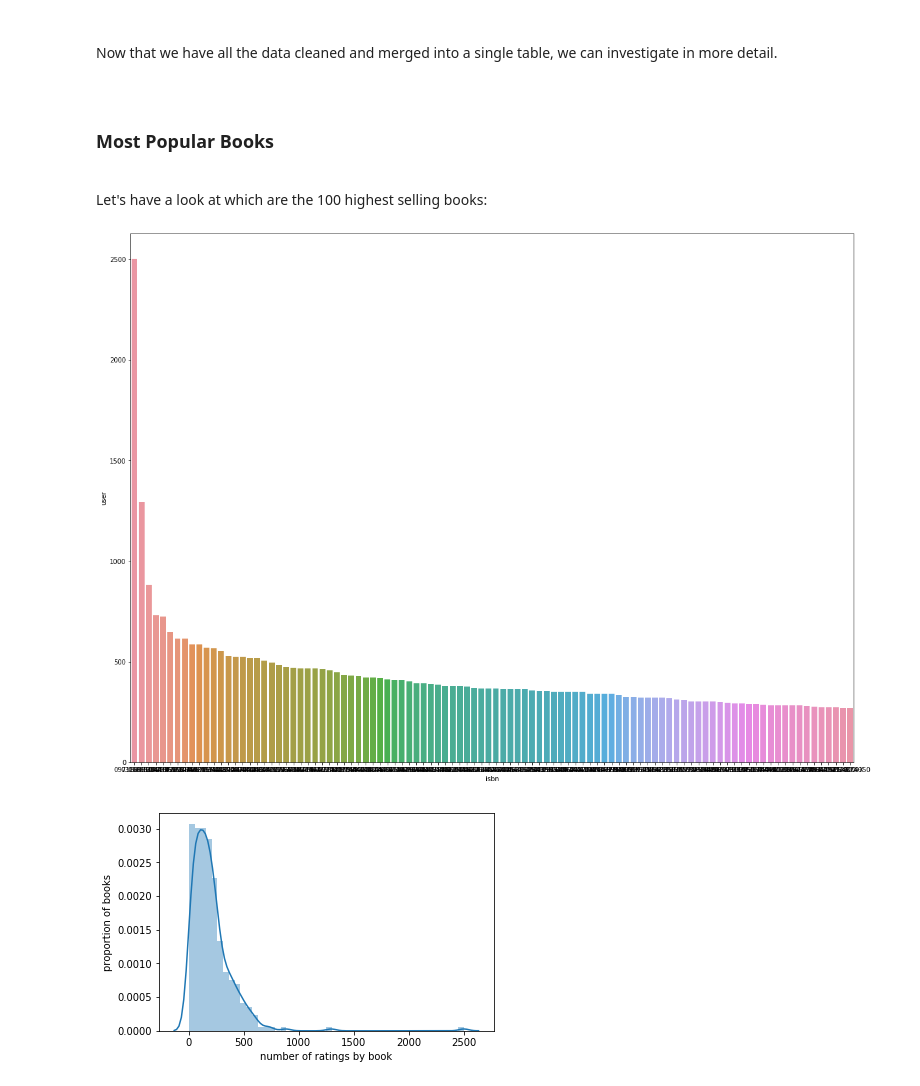
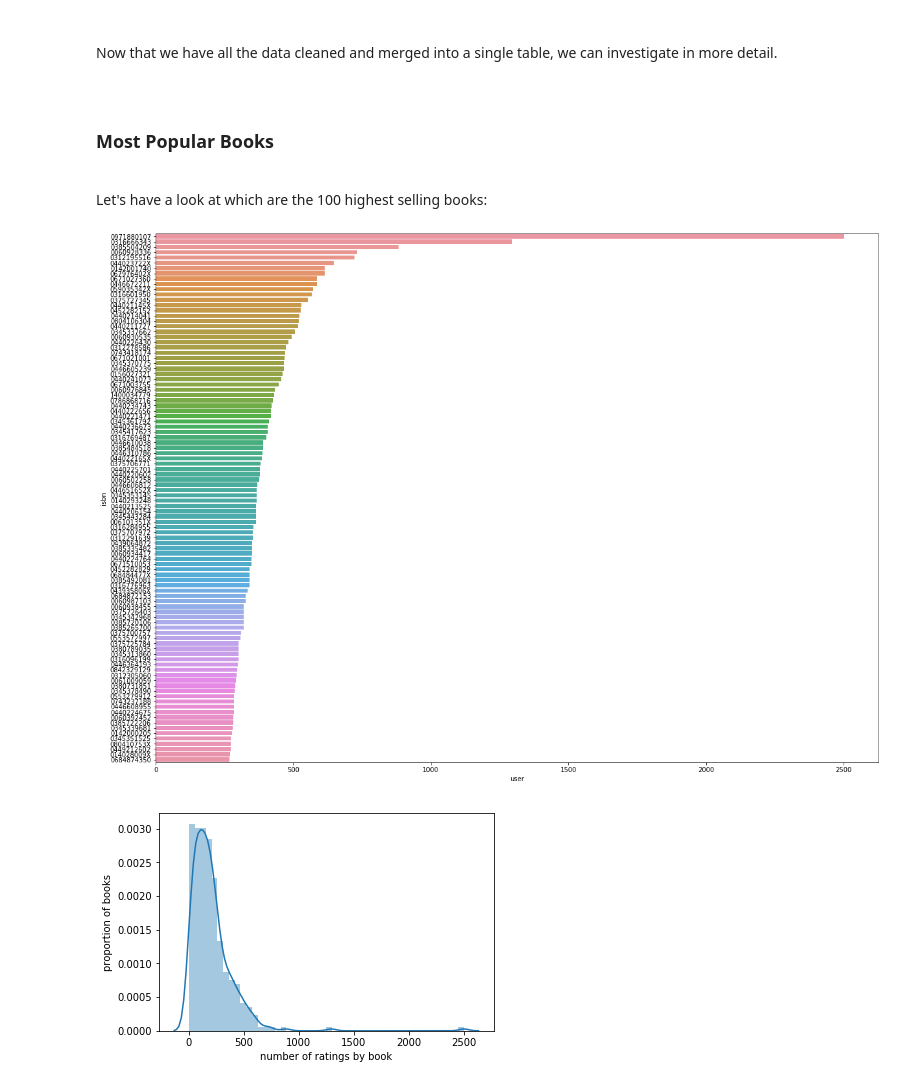
Before and after one commit to ohjho/recommendation_system, a Jupyter notebook: EDA_presentation.ipynb, the cells around one changed output. Cells and saved outputs as stored; diff of their text form; code cells hidden in the pictures.

```diff
--- a/EDA_presentation.ipynb
+++ b/EDA_presentation.ipynb
@@ -432,13 +460,13 @@ Let's have a look at which are the 100 highest selling books:
 # %%
 top_100_isbn = (
     df_merged.groupby('isbn')['user'].count().
     sort_values(ascending=False).head(100)
 )
 plt.subplots(figsize=(20,15))
-sns.barplot(x=top_100_isbn.index,y=top_100_isbn)
+sns.barplot(y=top_100_isbn.index,x=top_100_isbn, orient='h')
 plt.show()
 # %% [output]
-[figure, old version]
+[figure, new version]
 # %%
 sns.distplot(df_merged.groupby('isbn')['user'].count().unique())
 plt.xlabel('number of ratings by book')
```
Also changed, not shown: parts of 19 cells of this notebook.
